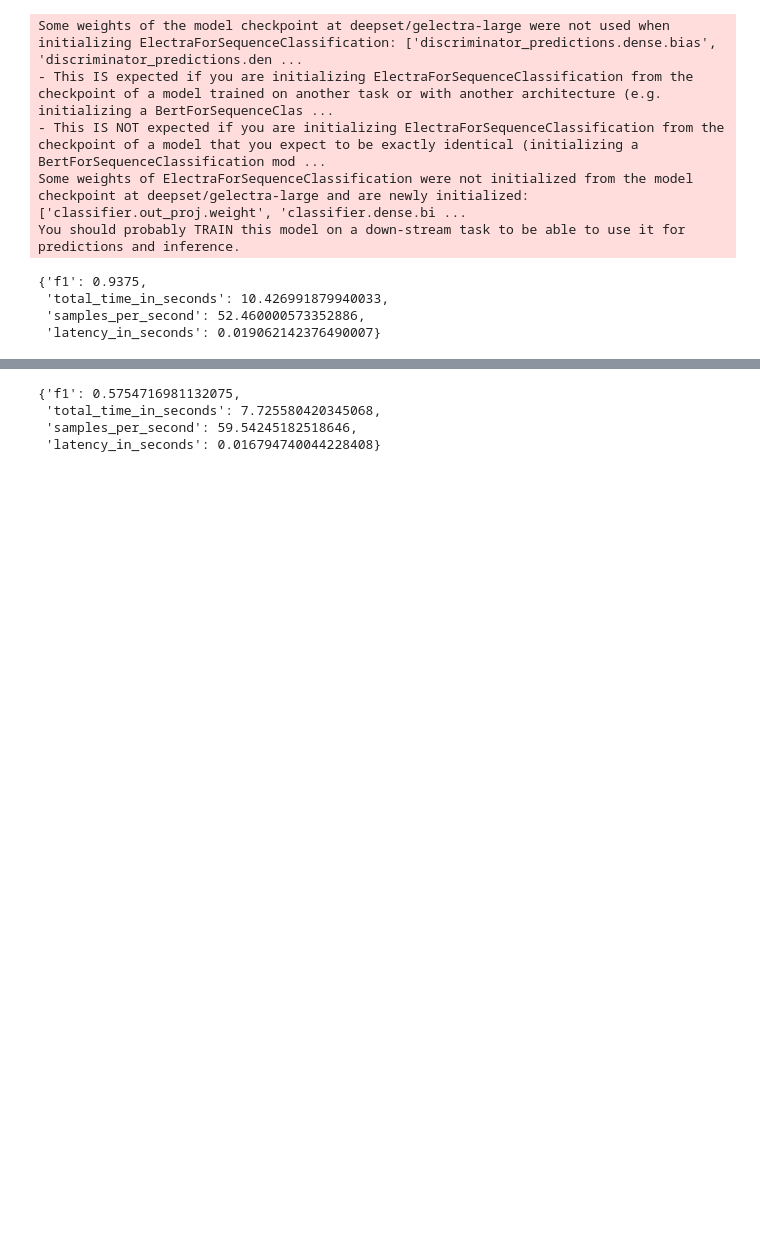
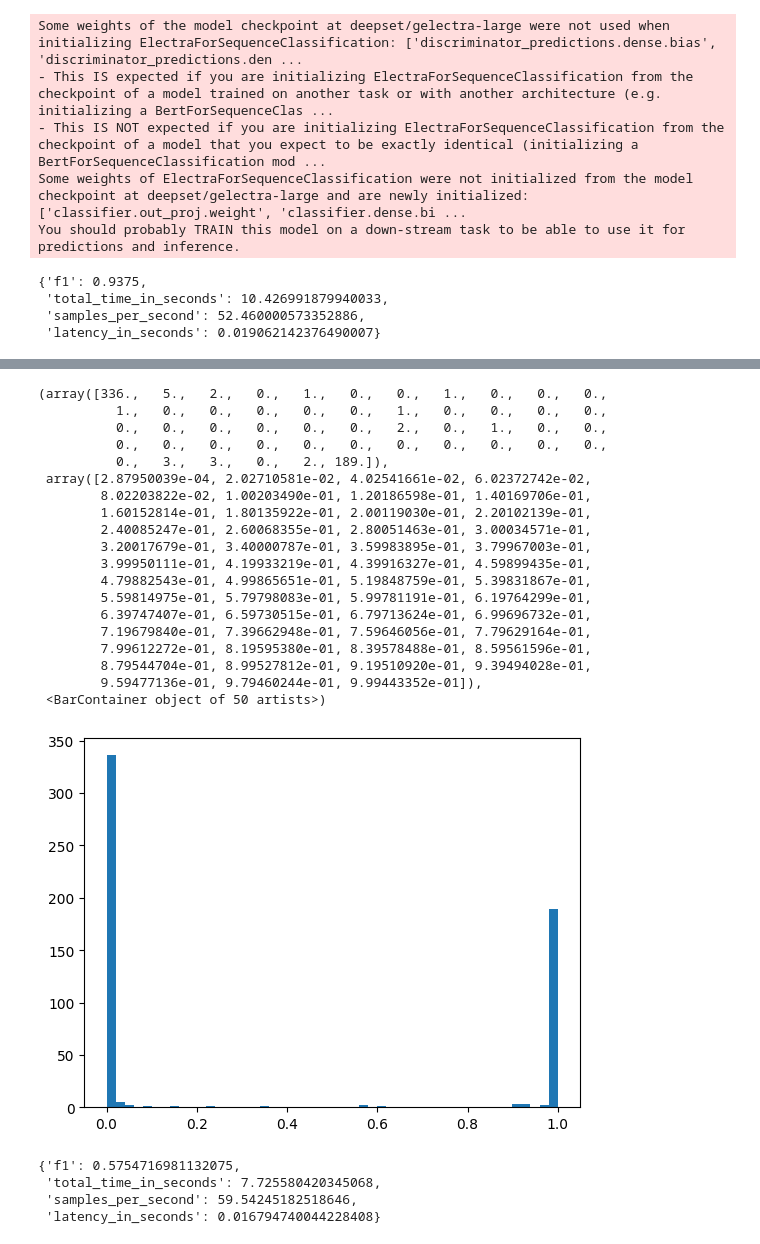
Before and after one commit to davidpomerenke/protest-impact, a Jupyter notebook: docs/notes/02-07-aglpn-gelectra.ipynb, the cells around one changed output, grey strips where cells are left out. Drawn from its saved outputs; the diff is of its cells as text; code cells hidden in the pictures; blank space fills up the shorter version.

```diff
--- a/docs/notes/02-07-aglpn-gelectra.ipynb
+++ b/docs/notes/02-07-aglpn-gelectra.ipynb
@@ -239,3 +250,27 @@ weighted avg       0.92      0.92      0.92       547
+# %%
+# plot histogram of scores
+plt.hist(scores_, bins=50)
+# %% [output]
+(array([336.,   5.,   2.,   0.,   1.,   0.,   0.,   1.,   0.,   0.,   0.,
+          1.,   0.,   0.,   0.,   0.,   0.,   1.,   0.,   0.,   0.,   0.,
+          0.,   0.,   0.,   0.,   0.,   0.,   2.,   0.,   1.,   0.,   0.,
+          0.,   0.,   0.,   0.,   0.,   0.,   0.,   0.,   0.,   0.,   0.,
+          0.,   3.,   3.,   0.,   2., 189.]),
+ array([2.87950039e-04, 2.02710581e-02, 4.02541661e-02, 6.02372742e-02,
+        8.02203822e-02, 1.00203490e-01, 1.20186598e-01, 1.40169706e-01,
+        1.60152814e-01, 1.80135922e-01, 2.00119030e-01, 2.20102139e-01,
+        2.40085247e-01, 2.60068355e-01, 2.80051463e-01, 3.00034571e-01,
+        3.20017679e-01, 3.40000787e-01, 3.59983895e-01, 3.79967003e-01,
+        3.99950111e-01, 4.19933219e-01, 4.39916327e-01, 4.59899435e-01,
+        4.79882543e-01, 4.99865651e-01, 5.19848759e-01, 5.39831867e-01,
+        5.59814975e-01, 5.79798083e-01, 5.99781191e-01, 6.19764299e-01,
+        6.39747407e-01, 6.59730515e-01, 6.79713624e-01, 6.99696732e-01,
+        7.19679840e-01, 7.39662948e-01, 7.59646056e-01, 7.79629164e-01,
+        7.99612272e-01, 8.19595380e-01, 8.39578488e-01, 8.59561596e-01,
+        8.79544704e-01, 8.99527812e-01, 9.19510920e-01, 9.39494028e-01,
+        9.59477136e-01, 9.79460244e-01, 9.99443352e-01]),
+ <BarContainer object of 50 artists>)
+[figure, added]
 # %%
 evaluate(model_glpn, tokenizer, protest_news["test"])
 # %% [output]
```
Also changed, not shown: parts of 4 cells of this notebook.
